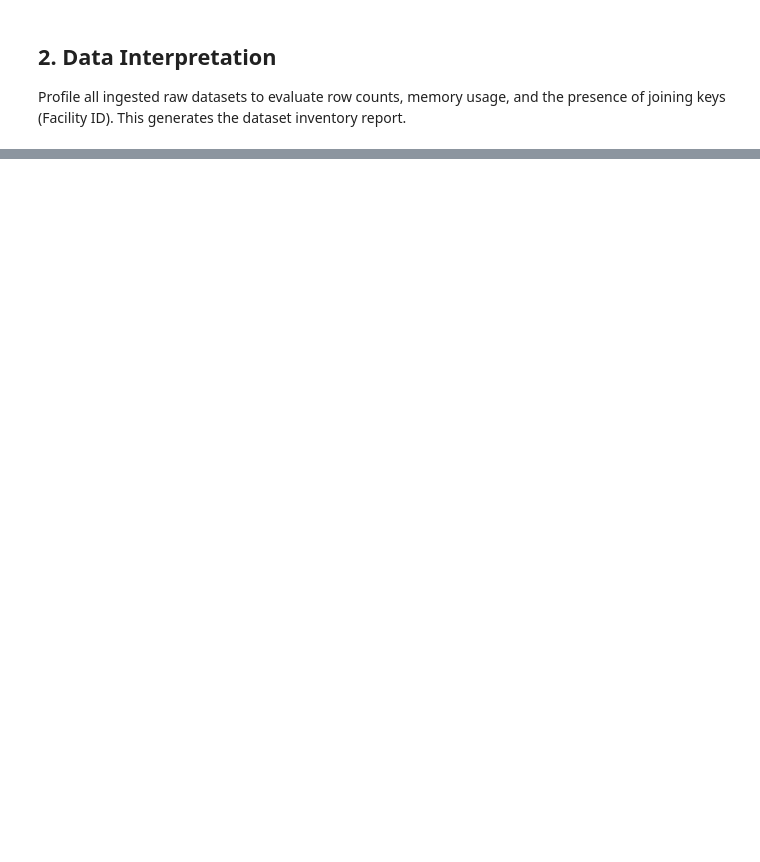
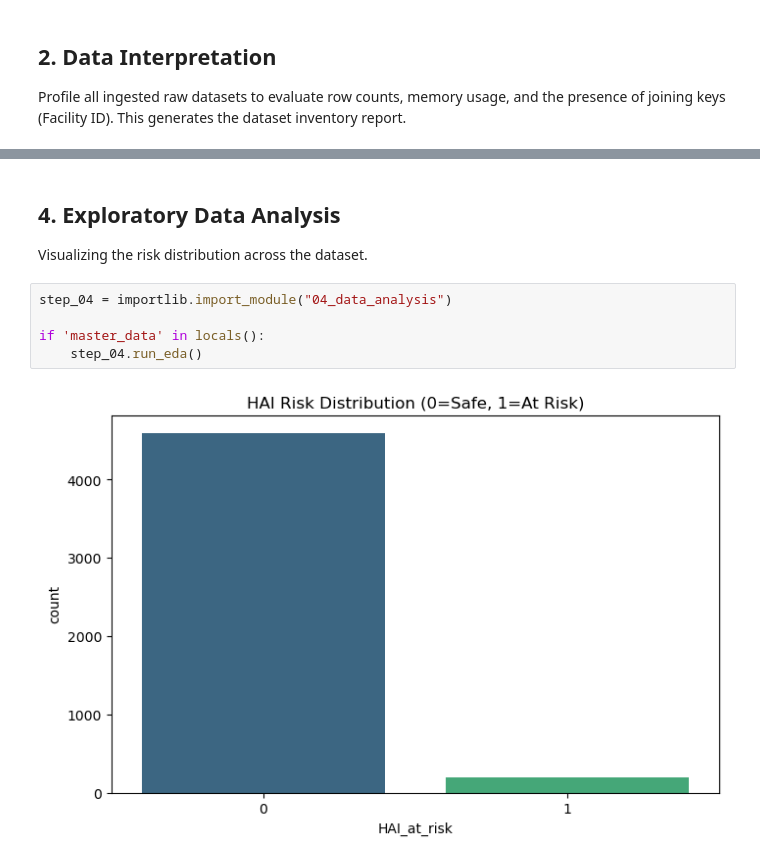
Before and after one commit to Rjashby1/cms-hai-risk-prediction, a Jupyter notebook: code/main_pipeline.ipynb, the cells around one changed output, grey strips where cells are left out. Saved outputs shown, nothing was run; the diff lists cells and outputs as text; blank space fills up the shorter version.

```diff
--- a/code/main_pipeline.ipynb
+++ b/code/main_pipeline.ipynb
@@ -43,0 +104,10 @@ else:
+# %% [markdown]
+## 4. Exploratory Data Analysis
+Visualizing the risk distribution across the dataset.
+# %%
+step_04 = importlib.import_module("04_data_analysis")
+
+if 'master_data' in locals():
+    step_04.run_eda()
+# %% [output]
+[figure, added]
```
Also changed, not shown: parts of 6 cells of this notebook, 5 other files.
